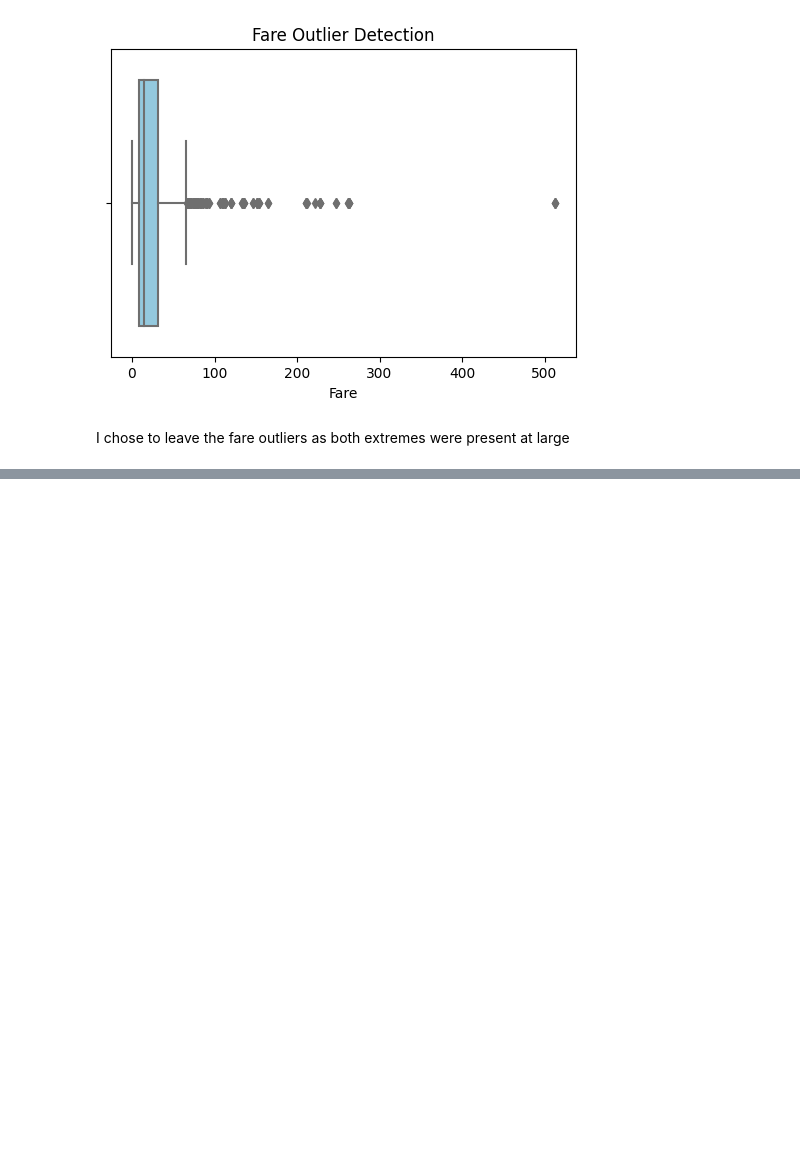
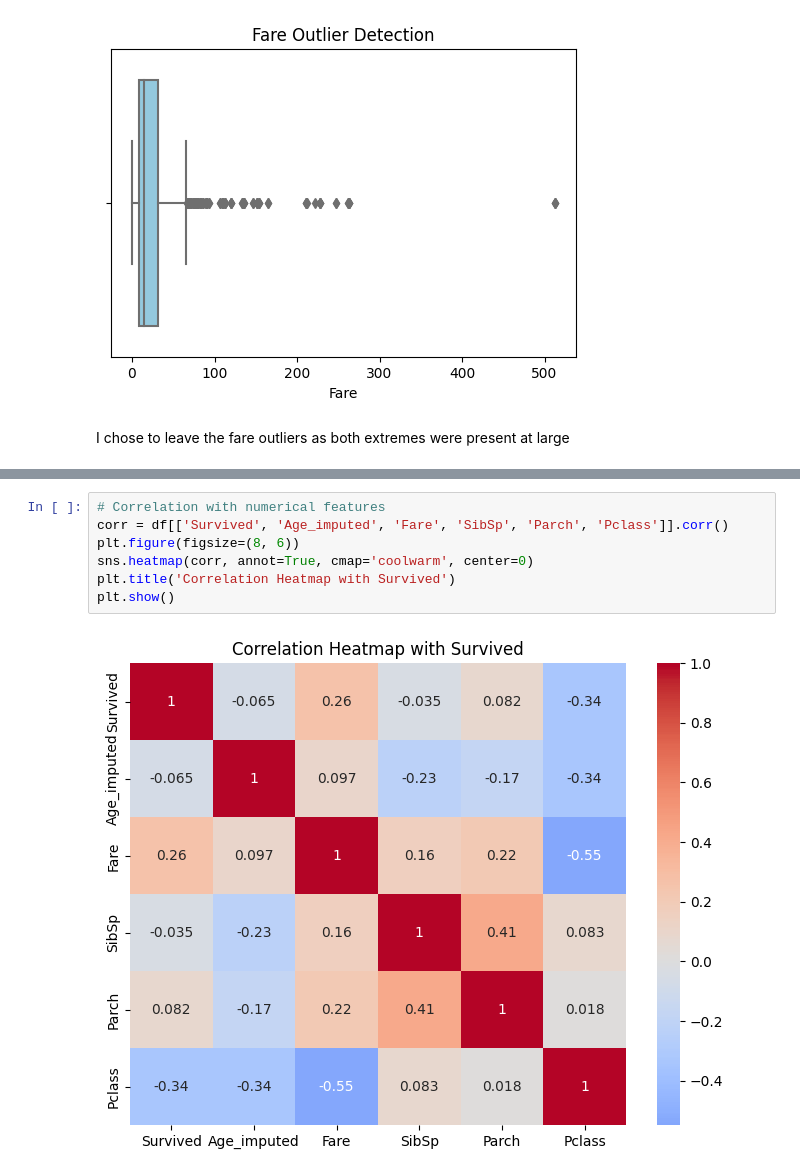
Before and after one commit to Wuodmadam/Kaggle-notebook-Titanic, a Jupyter notebook: TitanicDataset.ipynb, the cells around one changed output, grey strips where cells are left out. Saved outputs shown, nothing was run; the diff lists cells and outputs as text; blank space fills up the shorter version.

```diff
--- a/TitanicDataset.ipynb
+++ b/TitanicDataset.ipynb
@@ -240,0 +258,9 @@ I chose to leave the fare outliers as both extremes were present at large
+# %%
+# Correlation with numerical features
+corr = df[['Survived', 'Age_imputed', 'Fare', 'SibSp', 'Parch', 'Pclass']].corr()
+plt.figure(figsize=(8, 6))
+sns.heatmap(corr, annot=True, cmap='coolwarm', center=0)
+plt.title('Correlation Heatmap with Survived')
+plt.show()
+# %% [output]
+[figure, added]
```
Also changed, not shown: parts of 3 cells of this notebook.
